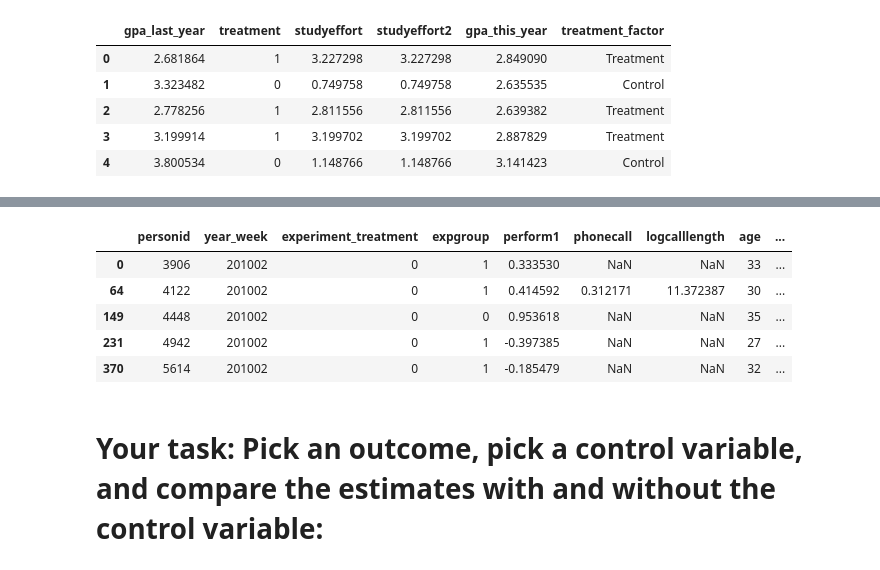
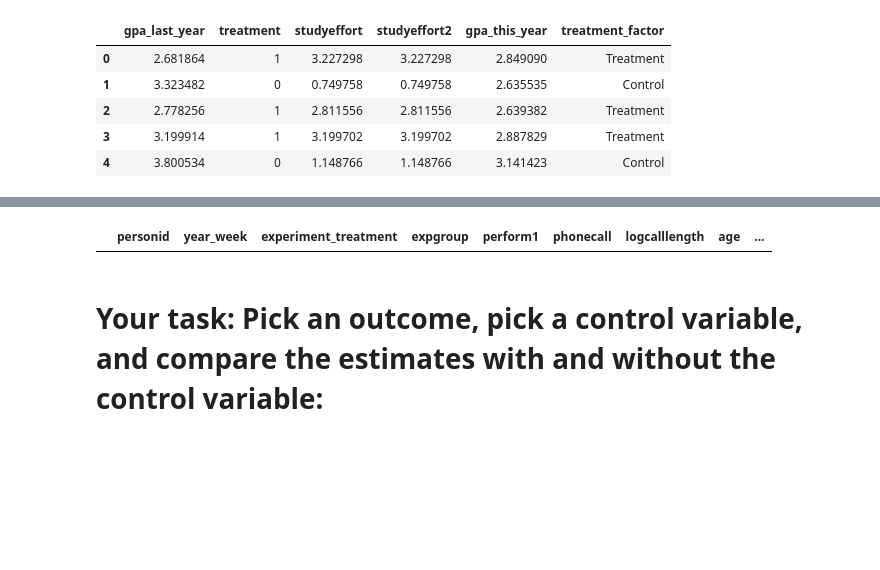
Before and after one commit to BA472/course_materials, a Jupyter notebook: python_guide/regression.ipynb, the cells around one changed output, grey strips where cells are left out. Saved outputs shown, nothing was run; the diff lists cells and outputs as text; code cells hidden in the pictures; blank space fills up the shorter version.

```diff
--- a/python_guide/regression.ipynb
+++ b/python_guide/regression.ipynb
@@ -229,16 +216,13 @@ Office and home workers used the same IT equipment, faced the same work order fl
 # %%
 #  Read in dataset and subset:
 data_wfh = pd.read_csv("wfh_small_heterog.csv")
 data_wfh = data_wfh[data_wfh['year_week'] == 201002]
-
-data_wfh.head()
+# data_wfh = data_wfh[data_wfh['year_week'] ==  201050]
+# data_wfh
+# data_wfh['experiment_treatment'].value_counts()
+data_wfh[data_wfh['experiment_treatment'] == 1].head()
 # %% [output]
 |  | personid | year_week | experiment_treatment | expgroup | perform1 | phonecall | logcalllength | age | ... |
-| 0 | 3906 | 201002 | 0 | 1 | 0.333530 | NaN | NaN | 33 | ... |
-| 64 | 4122 | 201002 | 0 | 1 | 0.414592 | 0.312171 | 11.372387 | 30 | ... |
-| 149 | 4448 | 201002 | 0 | 0 | 0.953618 | NaN | NaN | 35 | ... |
-| 231 | 4942 | 201002 | 0 | 1 | -0.397385 | NaN | NaN | 27 | ... |
-| 370 | 5614 | 201002 | 0 | 1 | -0.185479 | NaN | NaN | 32 | ... |
 # %% [markdown]
 # Your task: Pick an outcome, pick a control variable, and compare the estimates with and without the control variable:
 # %%
```
Also changed, not shown: parts of 5 cells of this notebook.
